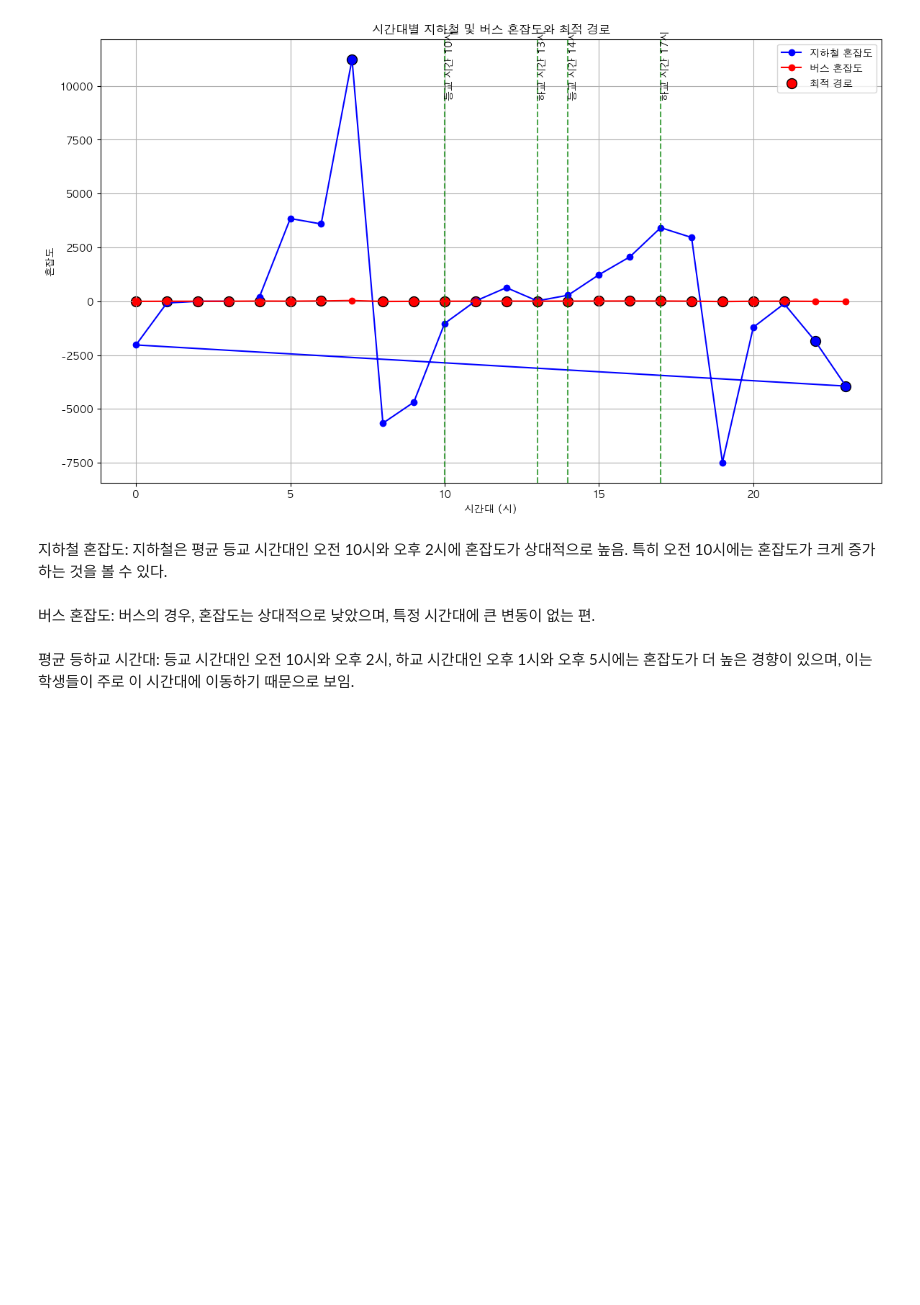
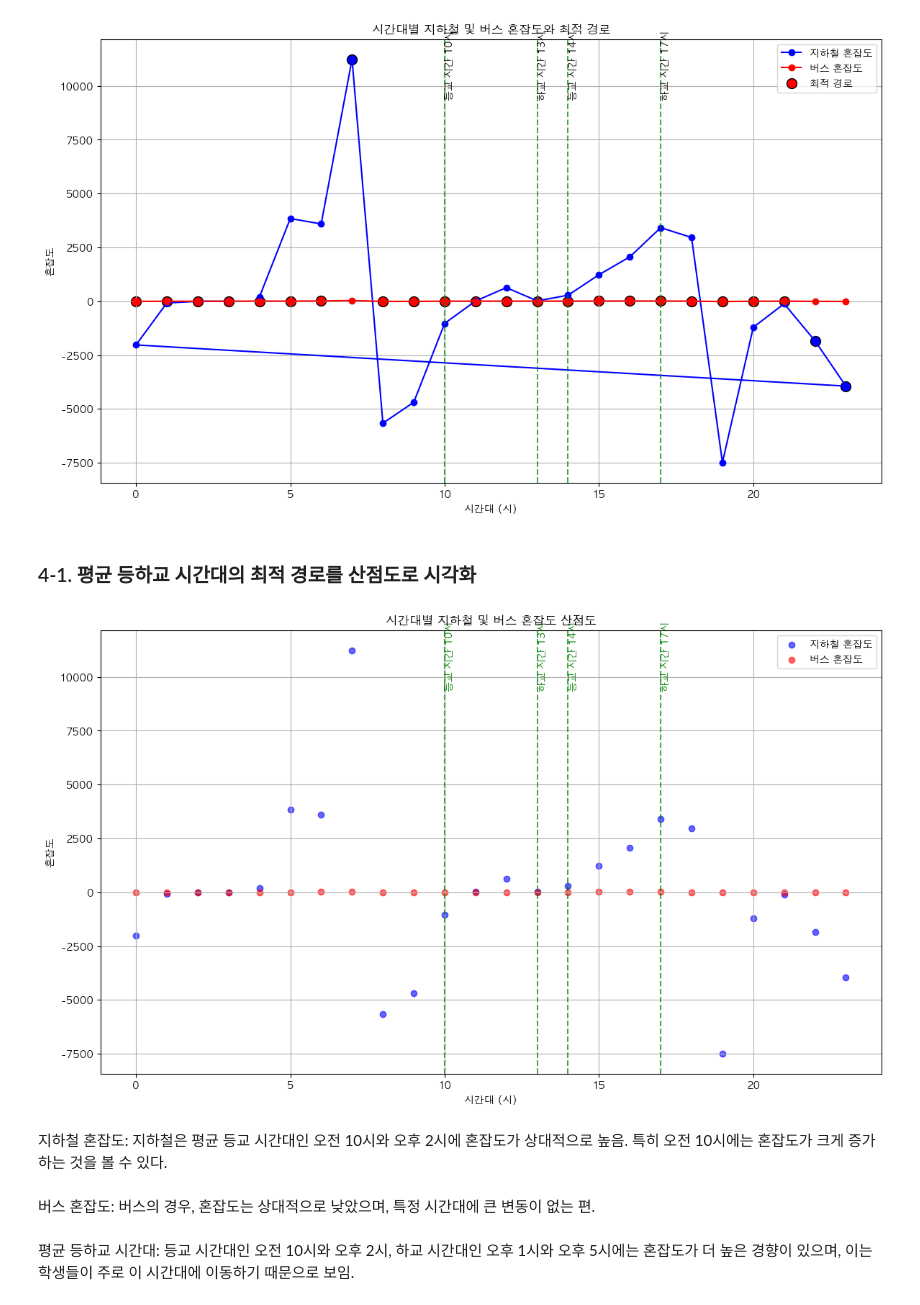
Before and after one commit to Dahyun1016/bIgdataaaaa, a Jupyter notebook: code/best_commute_route_analysis.ipynb, the cells around one changed output. Drawn from its saved outputs; the diff is of its cells as text; code cells hidden in the pictures; blank space fills up the shorter version.

```diff
--- a/code/best_commute_route_analysis.ipynb
+++ b/code/best_commute_route_analysis.ipynb
@@ -258,6 +292,37 @@ def plot_congestion_and_routes(subway_data, bus_data, optimal_routes):
 plot_congestion_and_routes(subway_congestion_by_time, bus_congestion_by_time, optimal_routes_df)
 # %% [output]
 [figure]
+# %% [markdown]
+### 4-1. 평균 등하교 시간대의 최적 경로를 산점도로 시각화
+# %%
+# 시각화 함수 정의
+def plot_congestion_scatter(subway_data, bus_data):
+    plt.figure(figsize=(14, 8))
+
+    # 지하철 혼잡도 산점도
+    plt.scatter(subway_data['시간대'], subway_data['혼잡도'], label='지하철 혼잡도', color='blue', alpha=0.6)
+
+    # 버스 혼잡도 산점도
+    plt.scatter(bus_data['시간대'], bus_data['혼잡도'], label='버스 혼잡도', color='red', alpha=0.6)
+
+    # 평균 등하교 시간대 강조
+    avg_times = {'등교 시간': [10, 14], '하교 시간': [13, 17]}
+    for key, times in avg_times.items():
+        for time in times:
+            plt.axvline(x=time, linestyle='--', color='green', alpha=0.7)
+            plt.text(time, plt.ylim()[1]*0.9, f'{key} {time}시', rotation=90, verticalalignment='center', color='green')
+
+    plt.title('시간대별 지하철 및 버스 혼잡도 산점도')
+    plt.xlabel('시간대 (시)')
+    plt.ylabel('혼잡도')
+    plt.legend()
+    plt.grid(True)
+    plt.show()
+
+# 혼잡도 산점도 시각화 함수 호출
+plot_congestion_scatter(subway_congestion_by_time, bus_congestion_by_time)
+# %% [output]
+[figure, added]
 # %% [markdown]
 지하철 혼잡도: 지하철은 평균 등교 시간대인 오전 10시와 오후 2시에 혼잡도가 상대적으로 높음. 특히 오전 10시에는 혼잡도가 크게 증가하는 것을 볼 수 있다.<br><br>
 버스 혼잡도: 버스의 경우, 혼잡도는 상대적으로 낮았으며, 특정 시간대에 큰 변동이 없는 편. <br><br>
```
Also changed, not shown: parts of 18 cells of this notebook.
